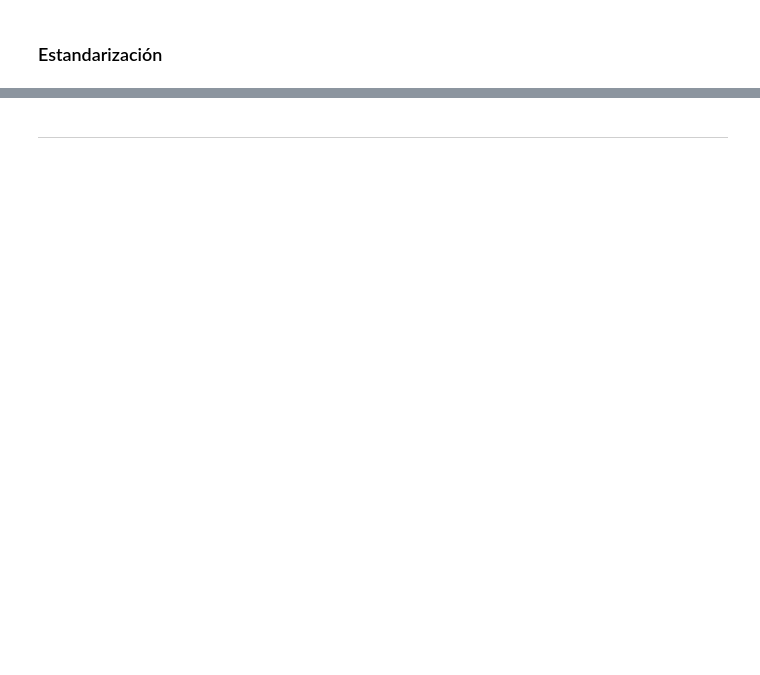
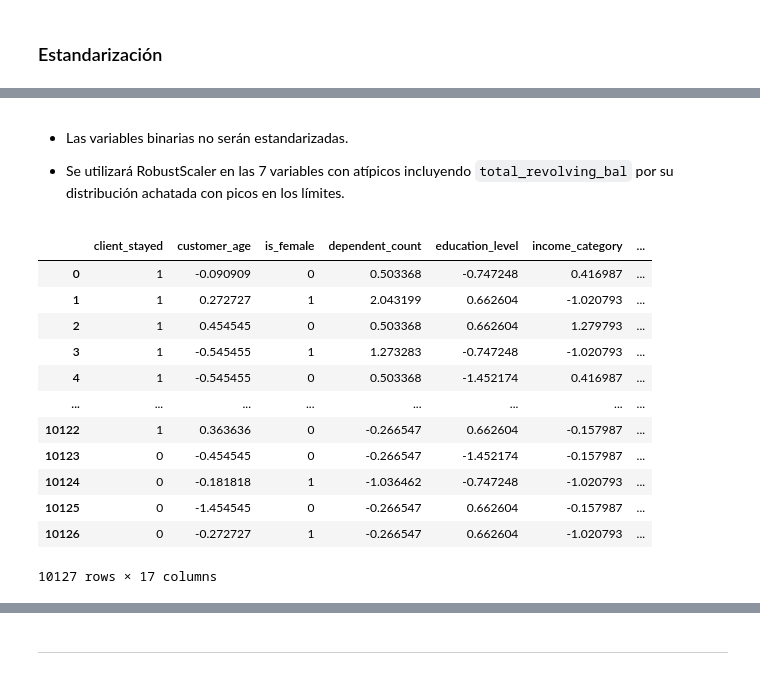
Before and after one commit to Toutl/Data-Processing-Laboratory, a Jupyter notebook: Examenes/III/Examen03.ipynb, the cells around one changed output, grey strips where cells are left out. Saved outputs shown, nothing was run; the diff lists cells and outputs as text; code cells hidden in the pictures; blank space fills up the shorter version.

```diff
--- a/Examenes/III/Examen03.ipynb
+++ b/Examenes/III/Examen03.ipynb
@@ -684,0 +688,30 @@ dfp.describe()
+# %% [markdown]
+- Las variables binarias no serán estandarizadas.
+
+- Se utilizará RobustScaler en las 7 variables con atípicos incluyendo `total_revolving_bal` por su distribución achatada con picos en los límites.
+# %%
+var_est = ["dependent_count", "education_level", "income_category", "total_relationship_count", "credit_limit"]
+var_rob = ["customer_age", "card_category", "months_on_book", "months_inactive_12_mon",
+           "contacts_count_12_mon", "total_revolving_bal", "total_trans_amt", "total_trans_ct"]
+
+est_sc = StandardScaler()
+rob_sc = RobustScaler()
+
+dfp[var_est] = est_sc.fit_transform(dfp[var_est])
+dfp[var_rob] = rob_sc.fit_transform(dfp[var_rob])
+
+dfp
+# %% [output]
+|  | client_stayed | customer_age | is_female | dependent_count | education_level | income_category | ... |
+| 0 | 1 | -0.090909 | 0 | 0.503368 | -0.747248 | 0.416987 | ... |
+| 1 | 1 | 0.272727 | 1 | 2.043199 | 0.662604 | -1.020793 | ... |
+| 2 | 1 | 0.454545 | 0 | 0.503368 | 0.662604 | 1.279793 | ... |
+| 3 | 1 | -0.545455 | 1 | 1.273283 | -0.747248 | -1.020793 | ... |
+| 4 | 1 | -0.545455 | 0 | 0.503368 | -1.452174 | 0.416987 | ... |
+| ... | ... | ... | ... | ... | ... | ... | ... |
+| 10122 | 1 | 0.363636 | 0 | -0.266547 | 0.662604 | -0.157987 | ... |
+| 10123 | 0 | -0.454545 | 0 | -0.266547 | -1.452174 | -0.157987 | ... |
+| 10124 | 0 | -0.181818 | 1 | -1.036462 | -0.747248 | -1.020793 | ... |
+| 10125 | 0 | -1.454545 | 0 | -0.266547 | 0.662604 | -0.157987 | ... |
+| 10126 | 0 | -0.272727 | 1 | -0.266547 | 0.662604 | -1.020793 | ... |
+10127 rows × 17 columns
```
Also changed, not shown: parts of 37 cells of this notebook.
